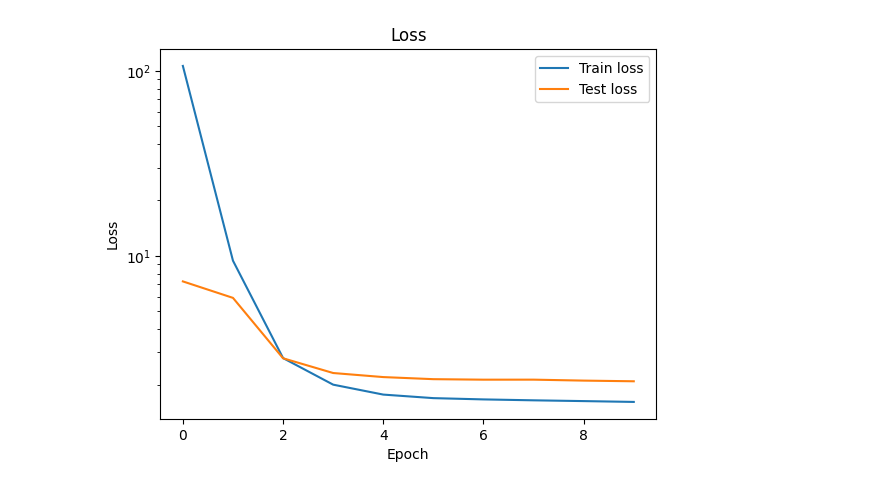
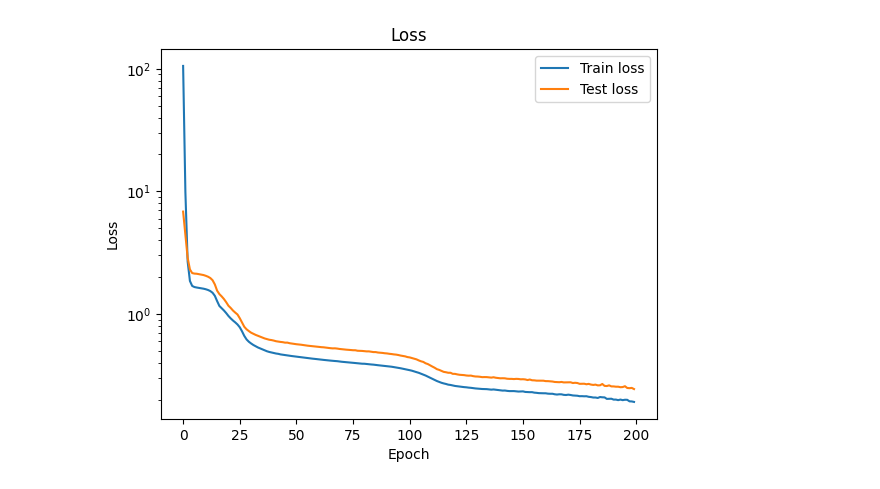
Before and after one commit to ponkrshnan/SIAM_MS24_tutorial, a Jupyter notebook: Elasticity_examples/Linear_elasticity.ipynb, the cells around one changed output. Drawn from its saved outputs; the diff is of its cells as text; code cells hidden in the pictures.

```diff
--- a/Elasticity_examples/Linear_elasticity.ipynb
+++ b/Elasticity_examples/Linear_elasticity.ipynb
@@ -146,15 +178,15 @@ trainer.run(train_data=train_data, test_data=test_data, epochs=10)
 # %%
-train_loss = trainer.history["train_loss"].detach().numpy()
-test_loss = trainer.history["test_loss"].detach().numpy()
+train_loss = np.load("linear_elastic_train_loss.npy")
+test_loss = np.load("linear_elastic_test_loss.npy")
 fig, ax = plt.subplots()
 ax.plot(train_loss, label='Train loss')
 ax.plot(test_loss, label='Test loss')
 ax.set_title("Loss")
 ax.set(xlabel="Epoch", ylabel="Loss")
 ax.legend()
 ax.set_yscale('log')
 # %% [output]
-[figure, old version]
+[figure, new version]
 # %%
 # Evaluate test data and save results
 def eval_model(test_data,model):
```
Also changed, not shown: parts of 14 cells of this notebook, 8 other files.
